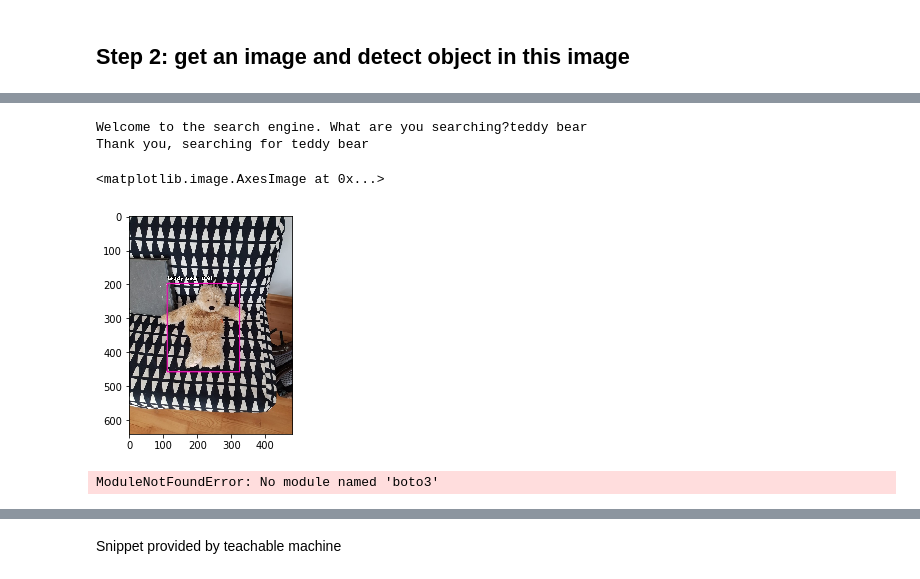
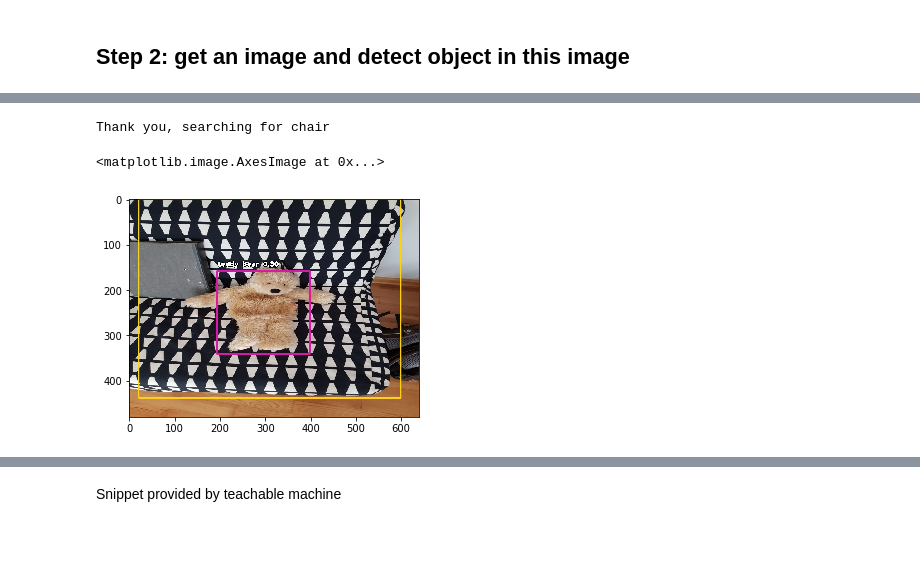
Before and after one commit to rmeertens/search_engine, a Jupyter notebook: hacking with Fred.ipynb, the cells around one changed output, grey strips where cells are left out. Drawn from its saved outputs; the diff is of its cells as text; code cells hidden in the pictures; blank space fills up the shorter version.

```diff
--- a/hacking with Fred.ipynb
+++ b/hacking with Fred.ipynb
@@ -68,11 +77,11 @@ detections
 # %%
-query = input("Welcome to the search engine. What are you searching?")
+# query = input("Welcome to the search engine. What are you searching?")
+query = "chair"
 print("Thank you, searching for", query)
 image_bgr = cv2.imread("saved_images/"+query+".jpg")
 image_rgb = cv2.cvtColor(image_bgr, cv2.COLOR_BGR2RGB)
 plt.imshow(image_rgb)
 # %% [output]
-Welcome to the search engine. What are you searching?teddy bear
-Thank you, searching for teddy bear
+Thank you, searching for chair
 <matplotlib.image.AxesImage at 0x...>
-[figure, old version]
+[figure, new version]
@@ -81,30 +88,28 @@ image_bgr
 # %%
-import logging
-import boto3
-from botocore.exceptions import ClientError
+# import logging
+# import boto3
+# from botocore.exceptions import ClientError
 
 
-def upload_file(file_name, bucket, object_name=None):
-    """Upload a file to an S3 bucket
+# def upload_file(file_name, bucket, object_name=None):
+#     """Upload a file to an S3 bucket
 
-    :param file_name: File to upload
-    :param bucket: Bucket to upload to
-    :param object_name: S3 object name. If not specified then file_name is used
-    :return: True if file was uploaded, else False
-    """
+#     :param file_name: File to upload
+#     :param bucket: Bucket to upload to
+#     :param object_name: S3 object name. If not specified then file_name is used
+#     :return: True if file was uploaded, else False
+#     """
 
-    # If S3 object_name was not specified, use file_name
-    if object_name is None:
-        object_name = file_name
+#     # If S3 object_name was not specified, use file_name
+#     if object_name is None:
+#         object_name = file_name
 
-    # Upload the file
-    s3_client = boto3.client('s3')
-    try:
-        response = s3_client.upload_file(file_name, bucket, object_name)
-    except ClientError as e:
-        logging.error(e)
-        return False
-    return True
+#     # Upload the file
+#     s3_client = boto3.client('s3')
+#     try:
+#         response = s3_client.upload_file(file_name, bucket, object_name)
+#     except ClientError as e:
+#         logging.error(e)
+#         return False
+#     return True
-# %% [output]
-ModuleNotFoundError: No module named 'boto3'
 # %%
```
Also changed, not shown: parts of 13 cells of this notebook.
